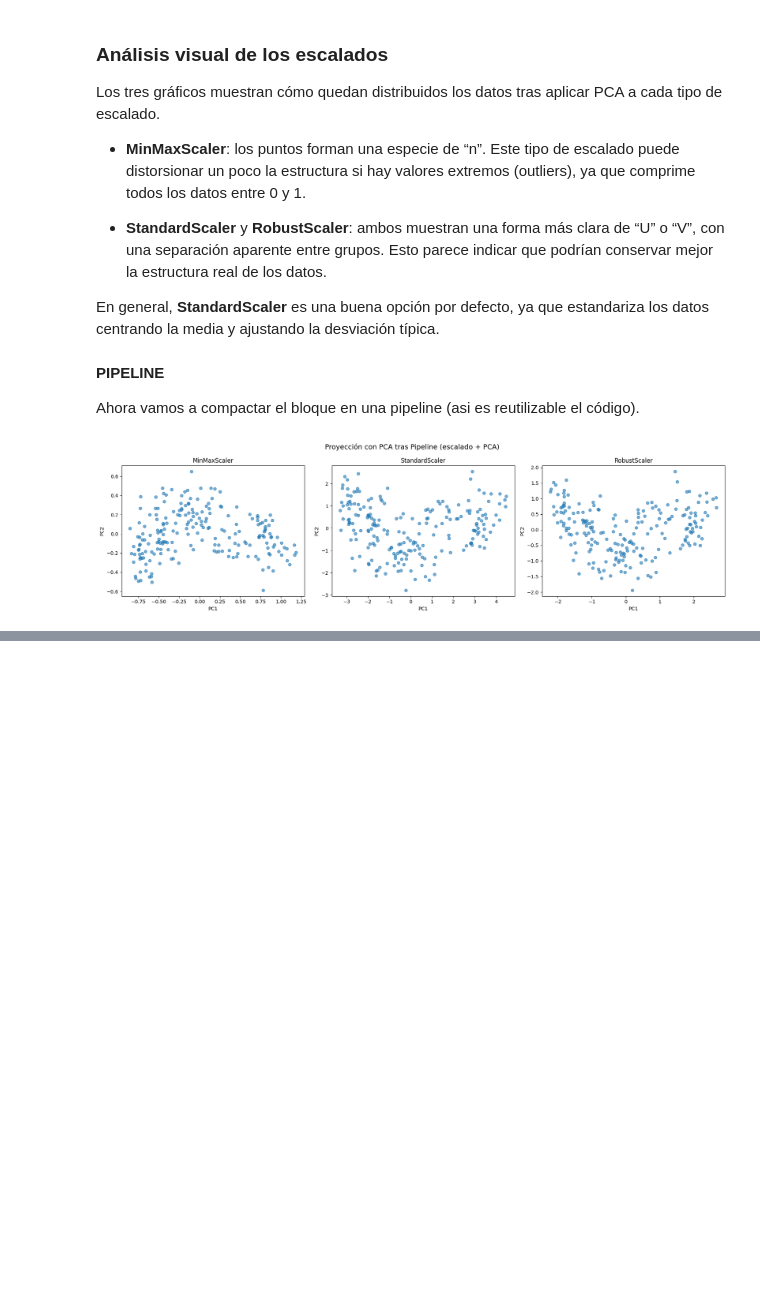
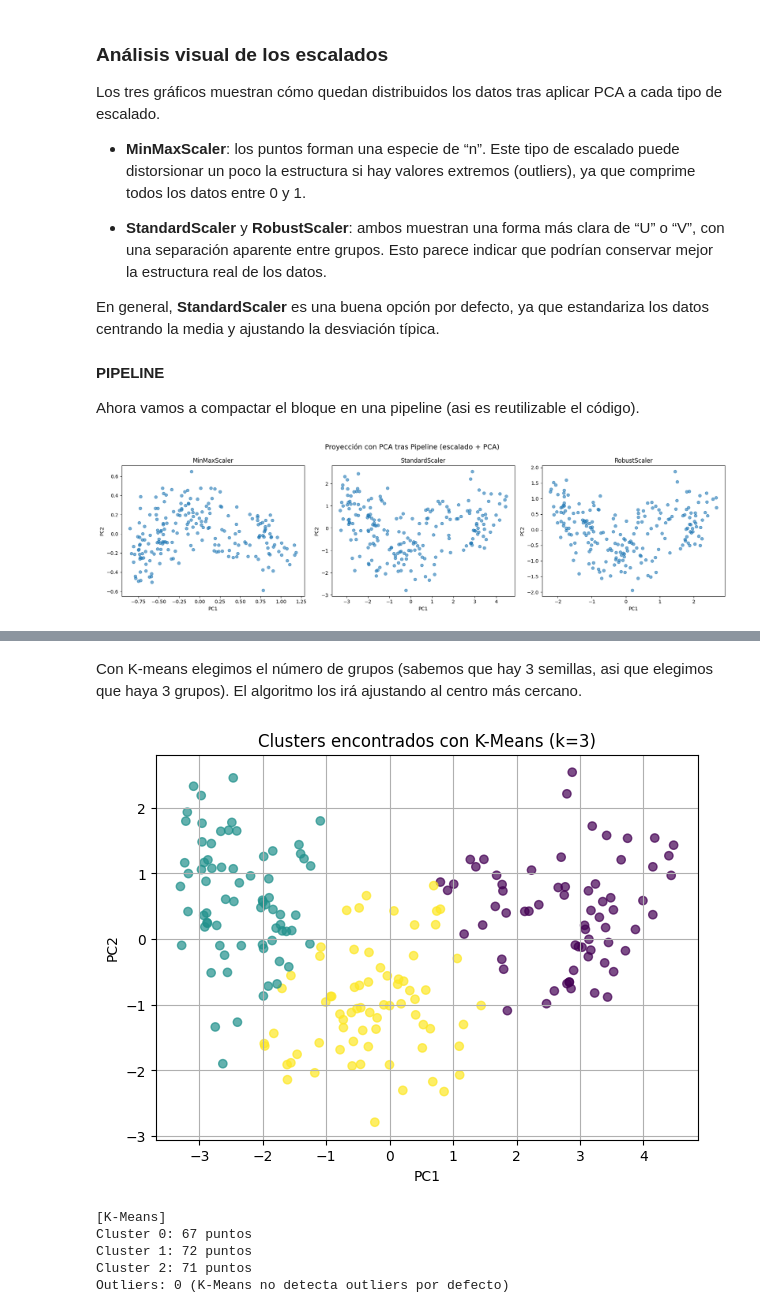
Before and after one commit to 100495746/AprendizajeAutomatico2, a Jupyter notebook: clustering_semillas.ipynb, the cells around one changed output, grey strips where cells are left out. Cells and saved outputs as stored; diff of their text form; code cells hidden in the pictures; blank space fills up the shorter version.

Commit message:
Clustering hecho

```diff
--- a/clustering_semillas.ipynb
+++ b/clustering_semillas.ipynb
@@ -182,0 +191,36 @@ plt.show()
+# %% [markdown]
+Con K-means elegimos el número de grupos (sabemos que hay 3 semillas, asi que elegimos que haya 3 grupos). El algoritmo los irá ajustando al centro más cercano.
+# %%
+from collections import Counter
+# Volvemos a escalar y reducir con StandardScaler + PCA
+scaler = StandardScaler()
+X_scaled = scaler.fit_transform(X)
+X_pca = PCA(n_components=2).fit_transform(X_scaled)
+
+# Aplicamos K-Means con k=3
+kmeans = KMeans(n_clusters=3, random_state=0)
+# ¡Usamos los datos escalados, no los PCA!
+labels_kmeans = kmeans.fit_predict(X_scaled)  # PCA reduce los datos a 2d y puede perder detalles
+
+# Visualizamos los clusters en el plano PCA (en 2d si podemos verlo, pero los datos sin pca tienen mas dimensiones)
+plt.figure(figsize=(7, 5))
+plt.scatter(X_pca[:, 0], X_pca[:, 1], c=labels_kmeans, cmap='viridis', alpha=0.7)
+plt.title("Clusters encontrados con K-Means (k=3)")
+plt.xlabel("PC1")
+plt.ylabel("PC2")
+plt.grid(True)
+plt.show()
+
+# Mostrar conteo
+conteo = Counter(labels_kmeans)
+print("\n[K-Means]")
+for c in sorted(conteo):
+    print(f"Cluster {c}: {conteo[c]} puntos")
+print("Outliers: 0 (K-Means no detecta outliers por defecto)")
+# %% [output]
+[figure, added]
+[K-Means]
+Cluster 0: 67 puntos
+Cluster 1: 72 puntos
+Cluster 2: 71 puntos
+Outliers: 0 (K-Means no detecta outliers por defecto)
```
Also changed, not shown: parts of 14 cells of this notebook.
